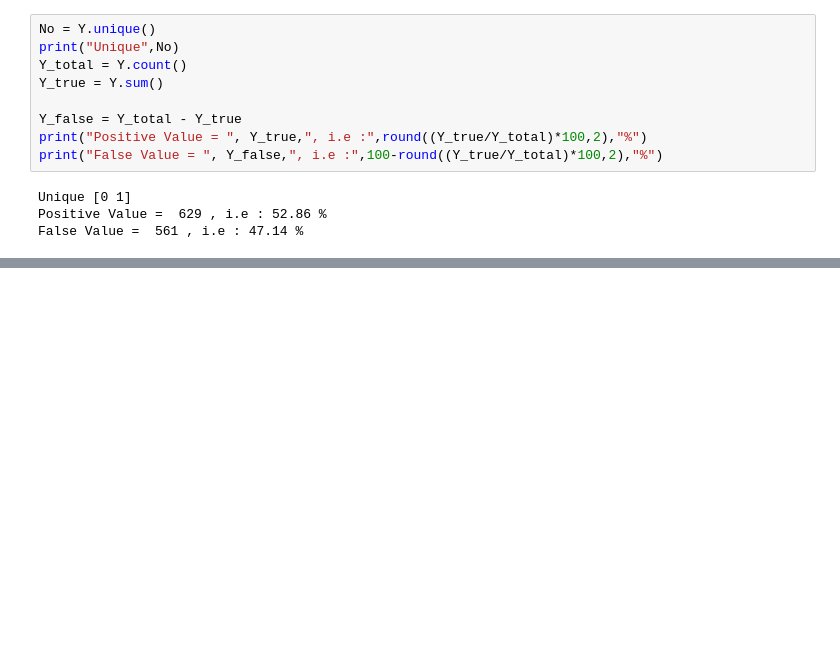
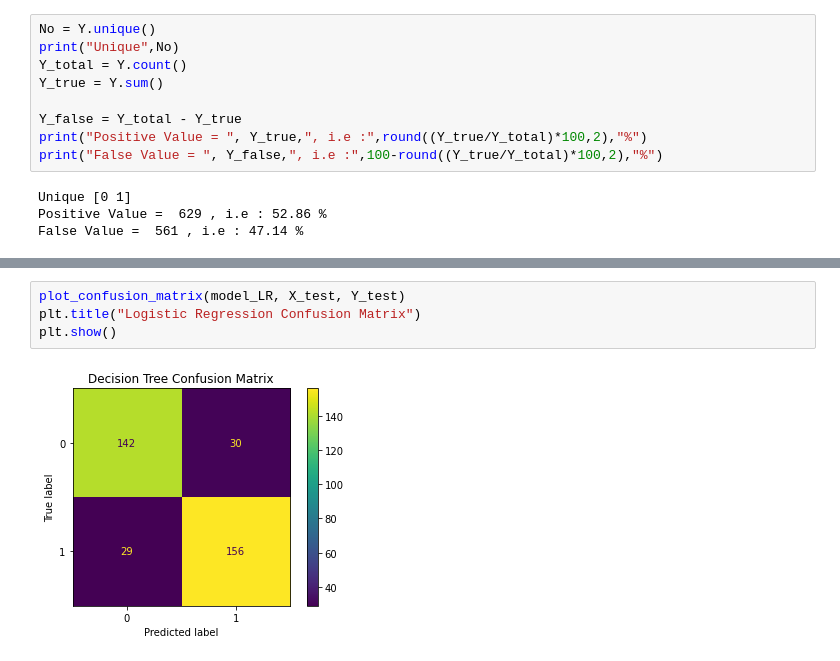
Before and after one commit to hiteshwarsingh1/HeartDisease-Prediction, a Jupyter notebook: practice.ipynb, the cells around one changed output, grey strips where cells are left out. Cells and saved outputs as stored; diff of their text form; blank space fills up the shorter version.

```diff
--- a/practice.ipynb
+++ b/practice.ipynb
@@ -309,0 +411,6 @@ model.score(X_test,Y_test)
+# %%
+plot_confusion_matrix(model_LR, X_test, Y_test)
+plt.title("Logistic Regression Confusion Matrix")
+plt.show()
+# %% [output]
+[figure, added]
```
Also changed, not shown: parts of 50 cells of this notebook.
